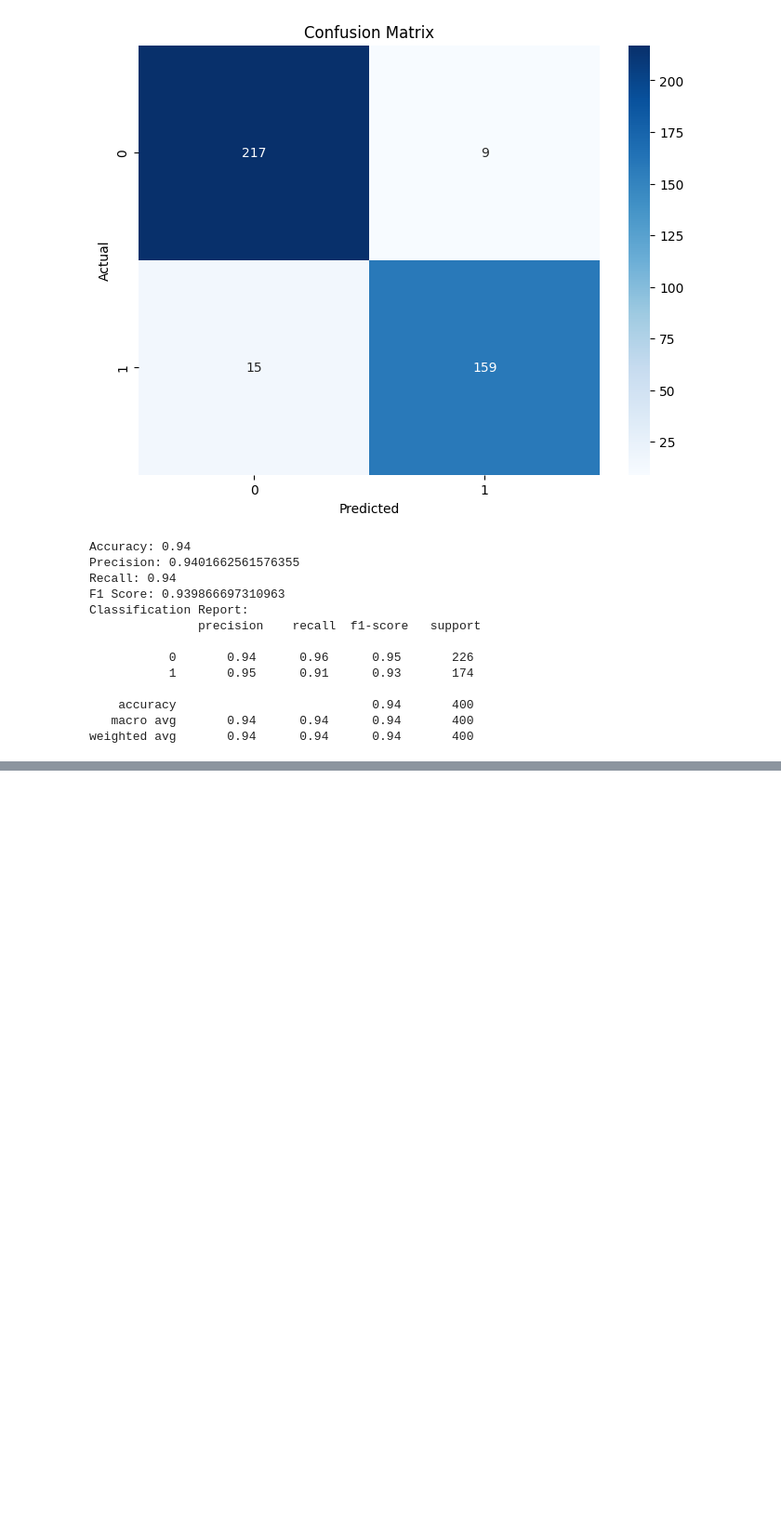
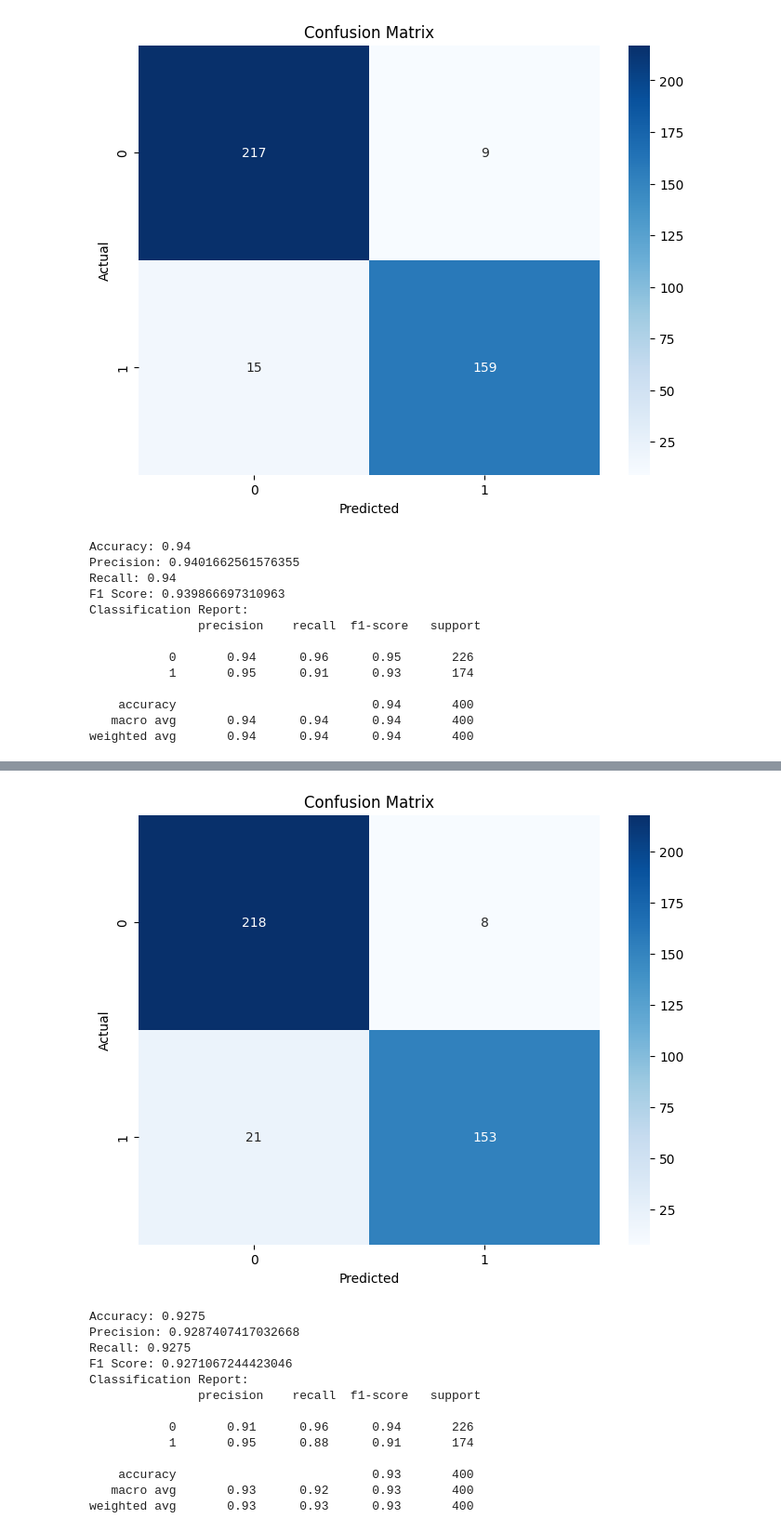
Before and after one commit to poddardelhi/Credit_modeller, a Jupyter notebook: Credit_Analysis.ipynb, the cells around one changed output, grey strips where cells are left out. Shown: that part at 93% size. Drawn from its saved outputs; the diff is of its cells as text; code cells hidden in the pictures; blank space fills up the shorter version.

```diff
--- a/Credit_Analysis.ipynb
+++ b/Credit_Analysis.ipynb
@@ -191,0 +295,59 @@ weighted avg       0.94      0.94      0.94       400
+# %%
+from sklearn.svm import SVC
+from sklearn.metrics import classification_report, accuracy_score, precision_score, recall_score, f1_score, confusion_matrix
+import matplotlib.pyplot as plt
+import seaborn as sns
+
+svm_classifier = SVC(random_state=110)
+
+# Train on Support Vector Classifier
+svm_classifier.fit(X_train, Y_train)
+
+# Predit on the test set
+Y_predict = svm_classifier.predict (X_test)
+
+# Calculate the accuracy
+accuracy = accuracy_score (Y_test, Y_predict)
+
+# Calculate precision, recall, and F1 score
+precision = precision_score(Y_test, Y_predict, average='weighted')
+recall = recall_score(Y_test, Y_predict, average='weighted')
+f1 = f1_score(Y_test, Y_predict, average='weighted')
+
+# Generate a classification report
+classification_rep = classification_report(Y_test, Y_predict)
+
+# Generate a confusion matrix
+conf_matrix = confusion_matrix(Y_test, Y_predict)
+
+# Plot the confusion matrix
+plt.figure(figsize=(8, 6))
+sns.heatmap(conf_matrix, annot=True, fmt='d', cmap='Blues')
+plt.xlabel('Predicted')
+plt.ylabel('Actual')
+plt.title('Confusion Matrix')
+plt.show()
+
+# Print evaluation metrics separately
+print("Accuracy:", accuracy)
+print("Precision:", precision)
+print("Recall:", recall)
+print("F1 Score:", f1)
+
+# Print the classification report
+print("Classification Report:\n", classification_rep)
+# %% [output]
+[figure, added]
+Accuracy: 0.9275
+Precision: 0.9287407417032668
+Recall: 0.9275
+F1 Score: 0.9271067244423046
+Classification Report:
+               precision    recall  f1-score   support
+
+           0       0.91      0.96      0.94       226
+           1       0.95      0.88      0.91       174
+
+    accuracy                           0.93       400
+   macro avg       0.93      0.92      0.93       400
+weighted avg       0.93      0.93      0.93       400
```
Also changed, not shown: parts of 5 cells of this notebook.
